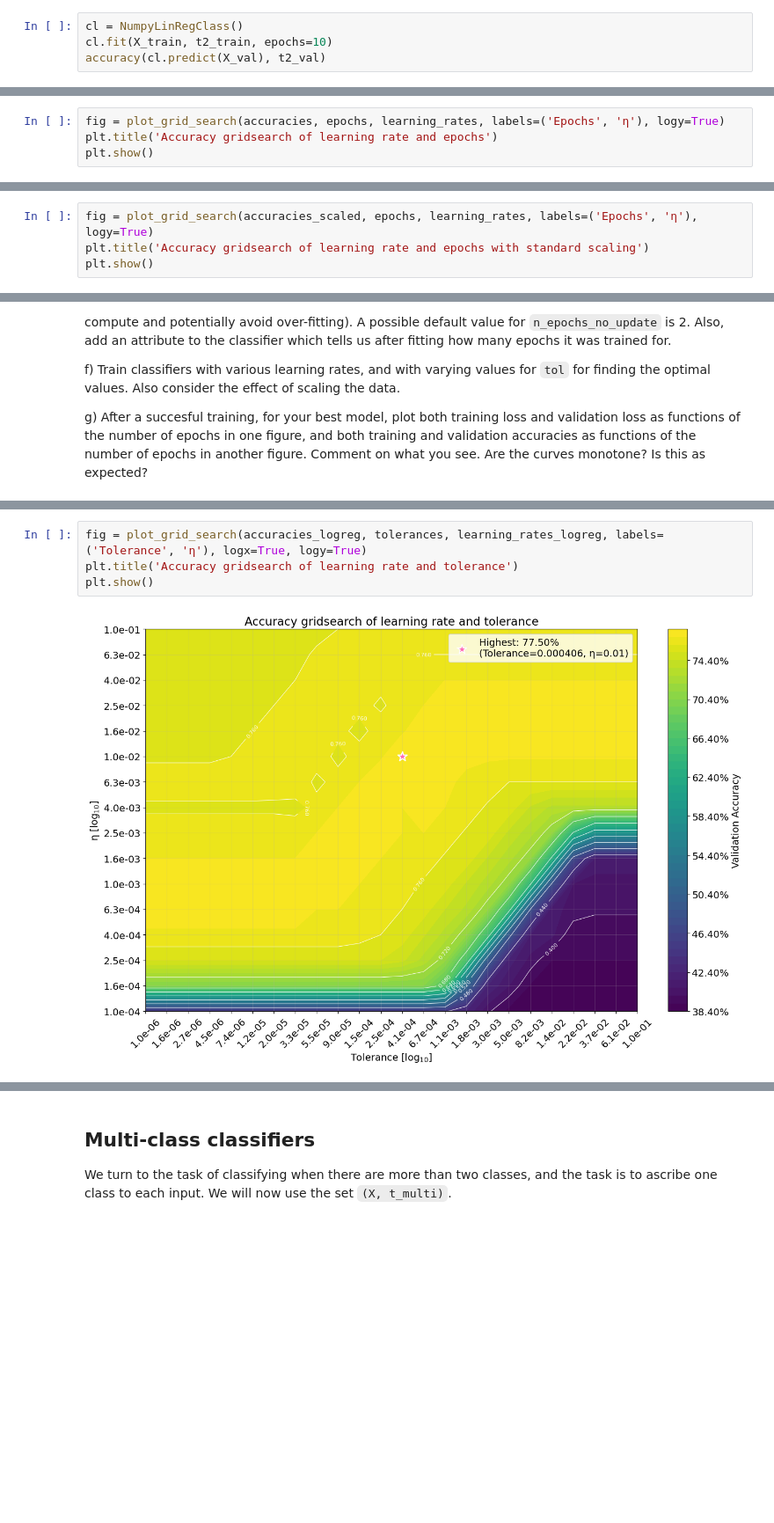
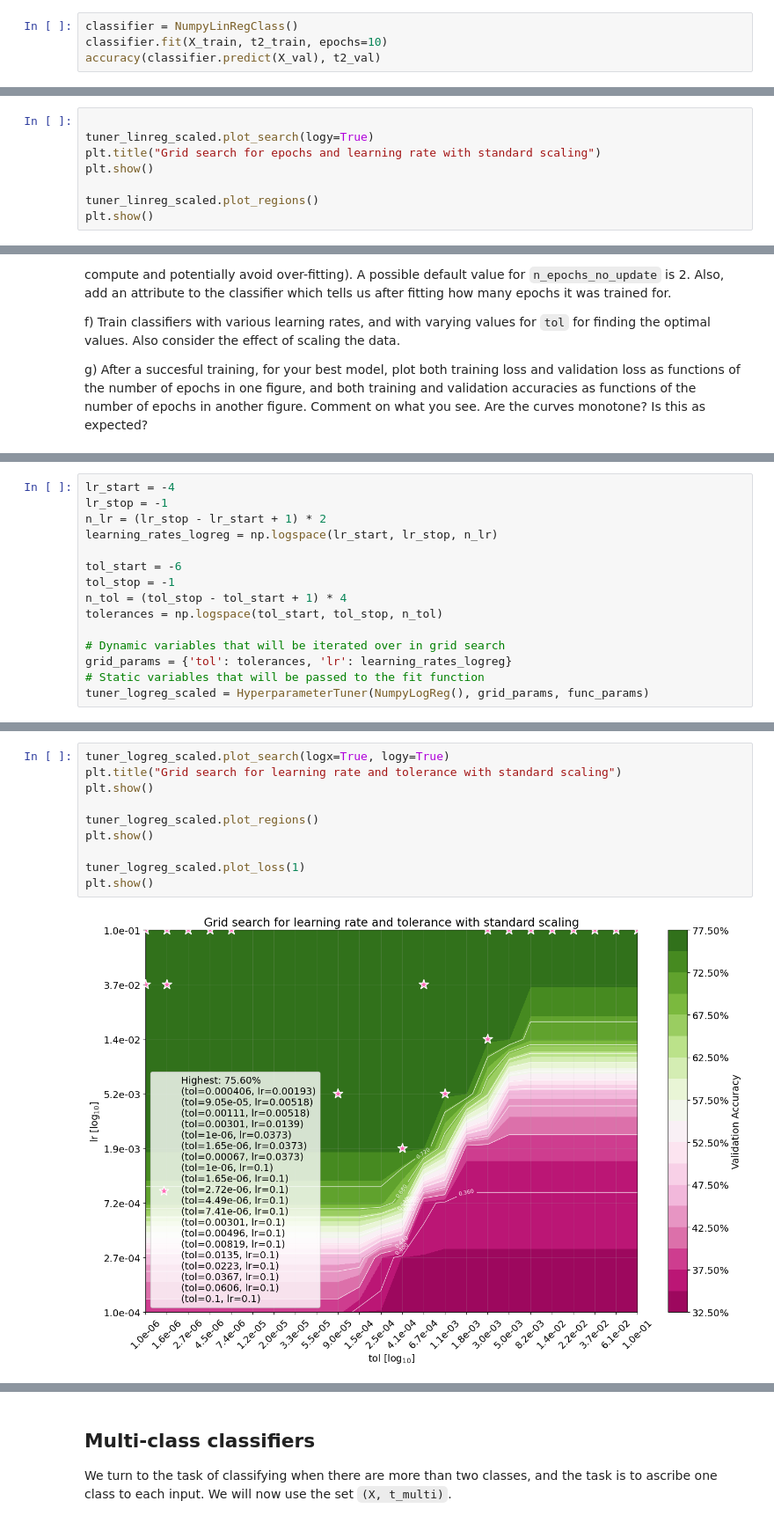
Before and after one commit to Oskar-Idland/IN4050-Introduction-to-Artificial-Intelligence-and-Machinelearing, a Jupyter notebook: Oblig2/in3050_in4050_2025_assignment_2.ipynb, the cells around one changed output, grey strips where cells are left out. Shown at 88% size. Saved outputs shown, nothing was run; the diff lists cells and outputs as text; blank space fills up the shorter version.

Commit message:
clean up the code through gridsearch class

```diff
--- a/Oblig2/in3050_in4050_2025_assignment_2.ipynb
+++ b/Oblig2/in3050_in4050_2025_assignment_2.ipynb
@@ -175,9 +174,9 @@ We can train and test a first classifier (on the binary dataset).
 def accuracy(predicted, gold):
     return np.mean(predicted == gold)
 # %%
-cl = NumpyLinRegClass()
-cl.fit(X_train, t2_train, epochs=10)
-accuracy(cl.predict(X_val), t2_val)
+classifier = NumpyLinRegClass()
+classifier.fit(X_train, t2_train, epochs=10)
+accuracy(classifier.predict(X_val), t2_val)
 # %% [output]
 0.638
 # %% [markdown]
@@ -463,4 +572,0 @@ accuracies = grid_search(X_train, t2_train, X_val, t2_val, cl, grid_params)
-# %%
-fig = plot_grid_search(accuracies, epochs, learning_rates, labels=('Epochs', 'η'), logy=True)
-plt.title('Accuracy gridsearch of learning rate and epochs')
-plt.show()
@@ -534,5 +629,9 @@ accuracies_scaled = grid_search(X_train_scaled, t2_train, X_val_scaled, t2_val,
 # %%
-fig = plot_grid_search(accuracies_scaled, epochs, learning_rates, labels=('Epochs', 'η'), logy=True)
-plt.title('Accuracy gridsearch of learning rate and epochs with standard scaling')
+
+tuner_linreg_scaled.plot_search(logy=True)
+plt.title("Grid search for epochs and learning rate with standard scaling")
 plt.show()
+
+tuner_linreg_scaled.plot_regions()
+plt.show()
 # %% [output]
@@ -748,0 +909,15 @@ accuracies_logreg = grid_search(X_train, t2_train, X_val, t2_val, cl_logreg, gri
+# %%
+lr_start = -4
+lr_stop = -1
+n_lr = (lr_stop - lr_start + 1) * 2
+learning_rates_logreg = np.logspace(lr_start, lr_stop, n_lr)
+
+tol_start = -6
+tol_stop = -1
+n_tol = (tol_stop - tol_start + 1) * 4
+tolerances = np.logspace(tol_start, tol_stop, n_tol)
+
+# Dynamic variables that will be iterated over in grid search
+grid_params = {'tol': tolerances, 'lr': learning_rates_logreg}
+# Static variables that will be passed to the fit function
+tuner_logreg_scaled = HyperparameterTuner(NumpyLogReg(), grid_params, func_params)
@@ -749,6 +928,12 @@ accuracies_logreg = grid_search(X_train, t2_train, X_val, t2_val, cl_logreg, gri
 # %%
-fig = plot_grid_search(accuracies_logreg, tolerances, learning_rates_logreg, labels=('Tolerance', 'η'), logx=True, logy=True)
-plt.title('Accuracy gridsearch of learning rate and tolerance')
+tuner_logreg_scaled.plot_search(logx=True, logy=True)
+plt.title("Grid search for learning rate and tolerance with standard scaling")
 plt.show()
+
+tuner_logreg_scaled.plot_regions()
+plt.show()
+
+tuner_logreg_scaled.plot_loss(1)
+plt.show()
 # %% [output]
-[figure, old version]
+[figure, new version]
```
Also changed, not shown: parts of 33 cells of this notebook.
